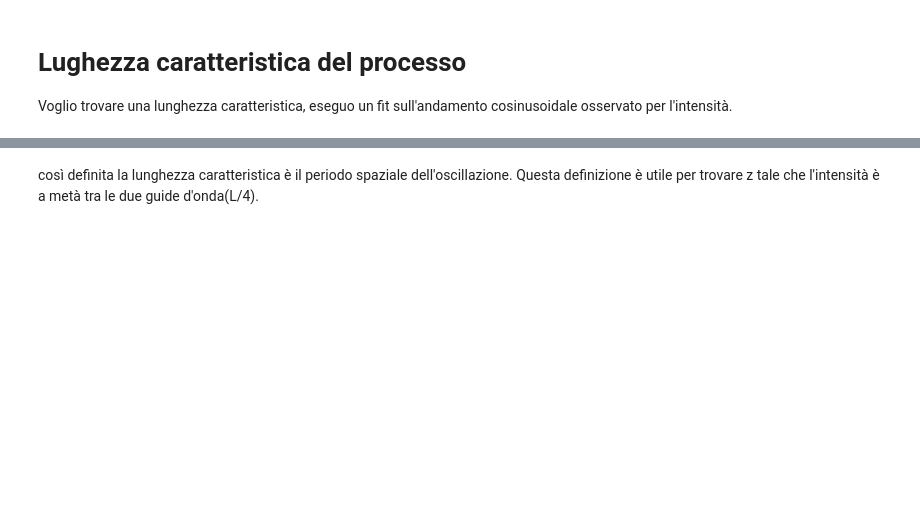
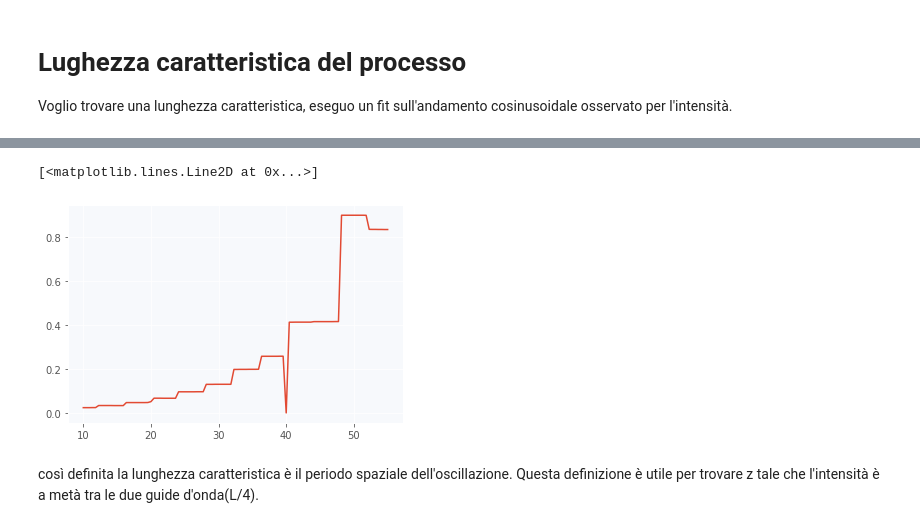
Before and after one commit to Unoaccaso/lab_projects, a Jupyter notebook: gioco_del_saltabuco.ipynb, the cells around one changed output, grey strips where cells are left out. Saved outputs shown, nothing was run; the diff lists cells and outputs as text; code cells hidden in the pictures; blank space fills up the shorter version.

```diff
--- a/gioco_del_saltabuco.ipynb
+++ b/gioco_del_saltabuco.ipynb
@@ -21,6 +21,18 @@ import matplotlib.pyplot as plt
 # plot style parameters
 plt.style.use('ggplot')
 plt.rcParams['axes.facecolor'] = '#f7f9fc'
+
+from IPython.display import HTML, display
+def progress(value, max=100):
+    return HTML("""
+        <progress
+            value='{value}'
+            max='{max}',
+            style='width: 100%'
+        >
+            {value}
+        </progress>
+    """.format(value=value, max=max))
 # %%
 # ====================
 # Physical Parameters
@@ -288,19 +295,19 @@ from scipy.optimize import curve_fit as fit
 def cos(x, omega):
   return np.cos(omega*x)**2
 
-max_dist = 50
-min_dist = 20
-p0 =16
-n_fits = 8
-omegas = np.zeros(n_fits)
-R_intensity_ratio  = cp.zeros((n_fits, len(z)))
+max_dist = 55
+min_dist = 10
+n_fits = 100
 dists = np.linspace(min_dist, max_dist, n_fits)
+periods = []
+start=time()
+out = display(progress(0, dists.shape[0]), display_id=True)
 for i, dist in enumerate(dists):
   dn = n(x, dist=dist*1e-6, width=30e-6)
   InputField = x*0
   InputField += Gaussian(x, w0=20e-6, x0=dist*1e-6/2+30e-6/2)
   InputPower = cp.abs(InputField)**2
-  OutputField, FieldModuleMemory = propagate(InputField, dn=dn, keep_memory=True)
-  R_intensity_ratio[i] = cp.sum(cp.abs(FieldModuleMemory[x >= 0, :])**2, axis=0)/cp.sum(cp.abs(FieldModuleMemory)**2, axis=0)
-  omegas[i], _ = fit(cos, cp.asnumpy(z), cp.asnumpy(R_intensity_ratio[i]), p0=[p0])
+  periods.append(propagate(InputField, dn=dn, find_intensity_min=True, verbose=0))
+  out.update(progress(i, dists.shape[0]))
+print(f'elapsed time: {time()-start}')
 # %% [output]
@@ -314,2 +316,7 @@ for i, ax in enumerate(axs.reshape(-1)):
+# %%
+plt.plot(dists, periods)
+# %% [output]
+[<matplotlib.lines.Line2D at 0x...>]
+[figure, added]
 # %% [markdown]
 così definita la lunghezza caratteristica è il periodo spaziale dell'oscillazione. Questa definizione è utile per trovare z tale che l'intensità è a metà tra le due guide d'onda(L/4).
```
Also changed, not shown: parts of 7 cells of this notebook.
